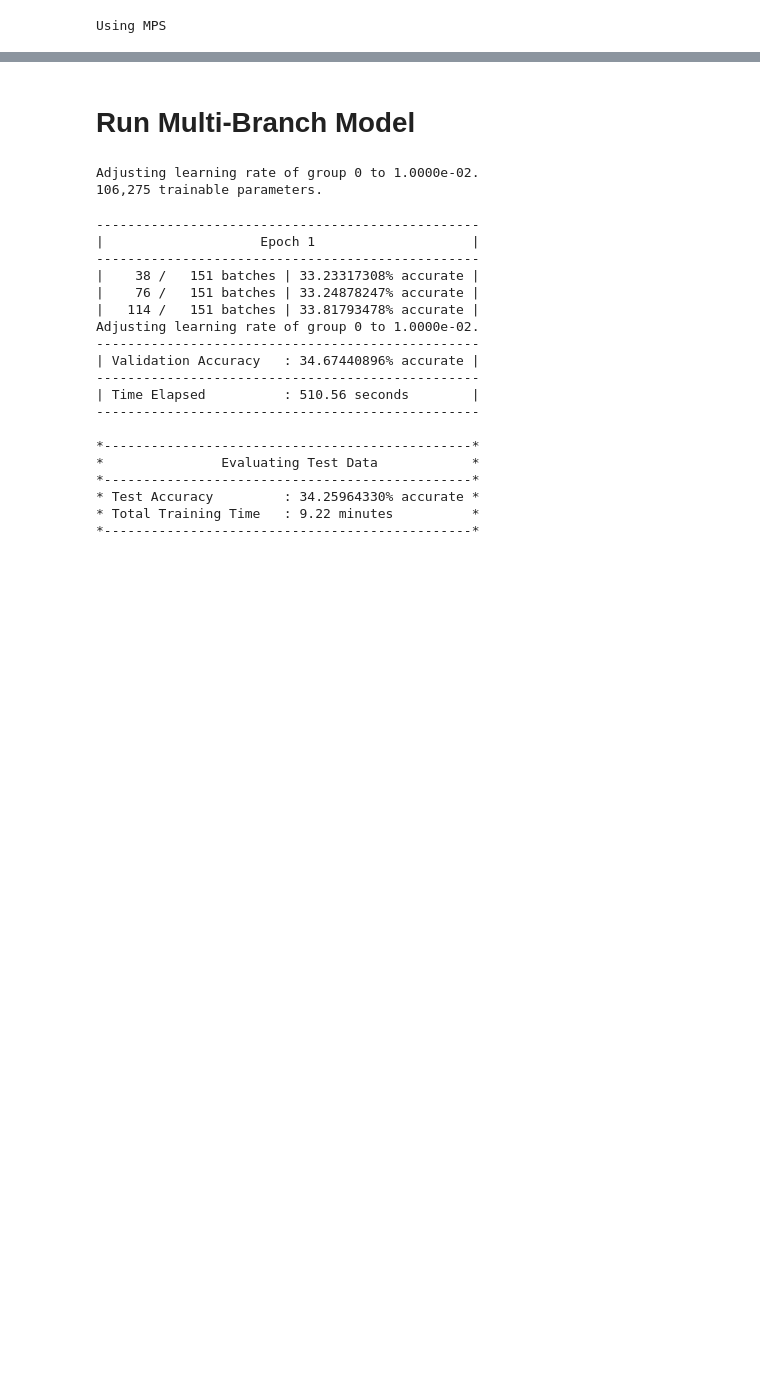
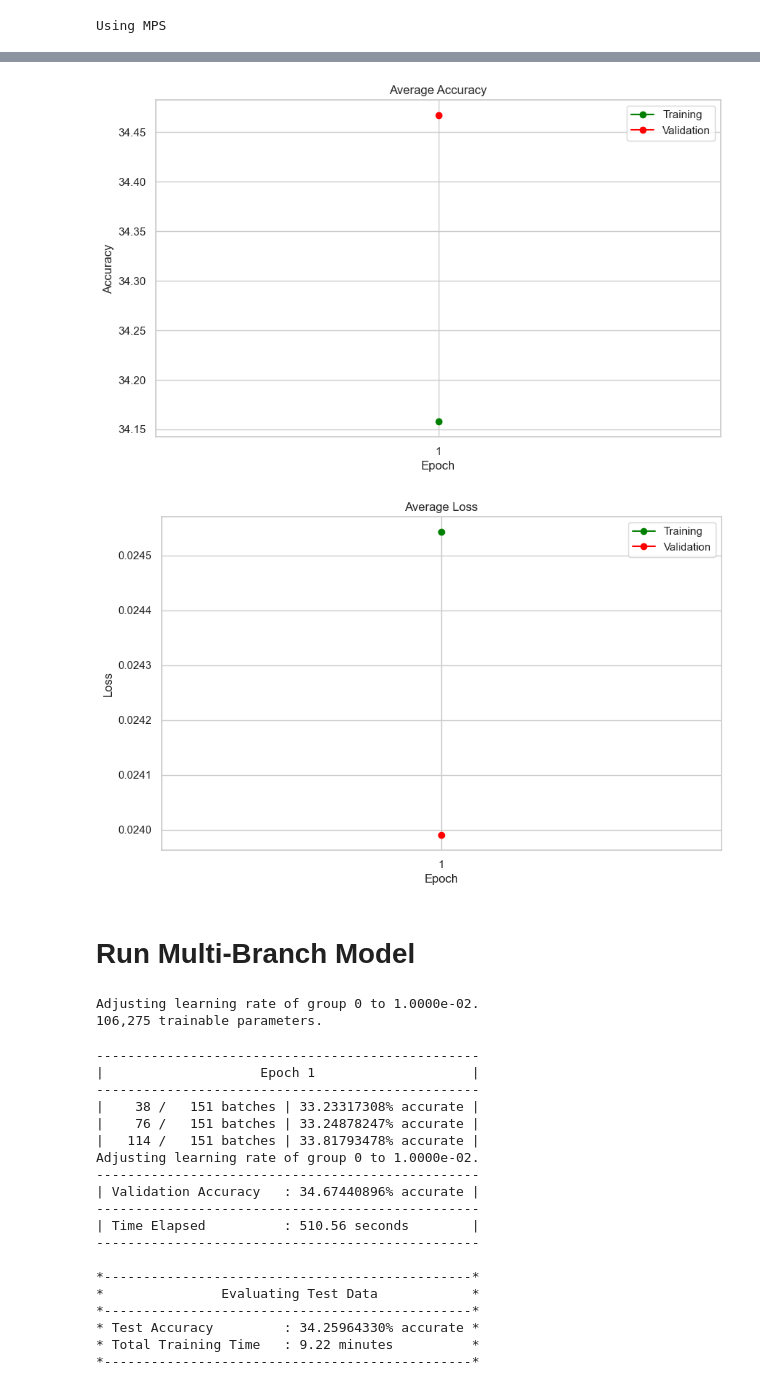
Before and after one commit to Gavriel94/CNN, a Jupyter notebook: notebook.ipynb, the cells around one changed output, grey strips where cells are left out. Cells and saved outputs as stored; diff of their text form; code cells hidden in the pictures; blank space fills up the shorter version.

```diff
--- a/notebook.ipynb
+++ b/notebook.ipynb
@@ -48,14 +48,13 @@ def generation_dict():
 def get_label(age):
     generations = generation_dict()
     """
-    Maps a subjects age to their generation.
-
+    Assigns an age to a label
 
     Args:
         age (int): The age of the subject.
 
     Returns:
-        int: Integer representing a generation.
+        int: Label
     """
     if 0 <= age <= 11:
         return generations['Gen Alpha']
@@ -319,0 +261,9 @@ Using MPS
+# %%
+model = GenClassifier()
+model = model.to(device, dtype=torch.float32)
+
+criterion = nn.CrossEntropyLoss()
+optimizer = optim.Adam(model.parameters(), lr=0.01)
+scheduler = optim.lr_scheduler.StepLR(optimizer, step_size=5, verbose=False)
+
+print("{:,} trainable parameters.".format(get_num_params(model)))
@@ -319,0 +272,27 @@ Using MPS
+# %%
+batch_size = 64
+
+batch_size = 64
+train_loader = DataLoader(train_data, batch_size, shuffle=True, num_workers=5)
+val_loader = DataLoader(val_data, batch_size, shuffle=True, num_workers=5)
+test_loader = DataLoader(test_data, batch_size, shuffle=True, num_workers=5)
+
+epochs = 1
+
+model_attributes = {
+    'criterion': criterion,
+    'scheduler': scheduler,
+    'batch_size': batch_size,
+    'scheduler': scheduler
+}
+
+t_acc, t_loss, v_acc, v_loss = model.run_training(
+    train_loader,
+    val_loader,
+    test_loader,
+    optimizer,
+    scheduler,
+    criterion,
+    device,
+    epochs,
+)
@@ -320,3 +318,9 @@ Using MPS
+# %%
+plot_metrics(t_acc, v_acc, 'Accuracy')
+plot_metrics(t_loss, v_loss, 'Loss')
+# %% [output]
+[figure, added]
+[figure, added]
 # %% [markdown]
 # Run Multi-Branch Model
 # %%
```
Also changed, not shown: parts of 13 cells of this notebook.
